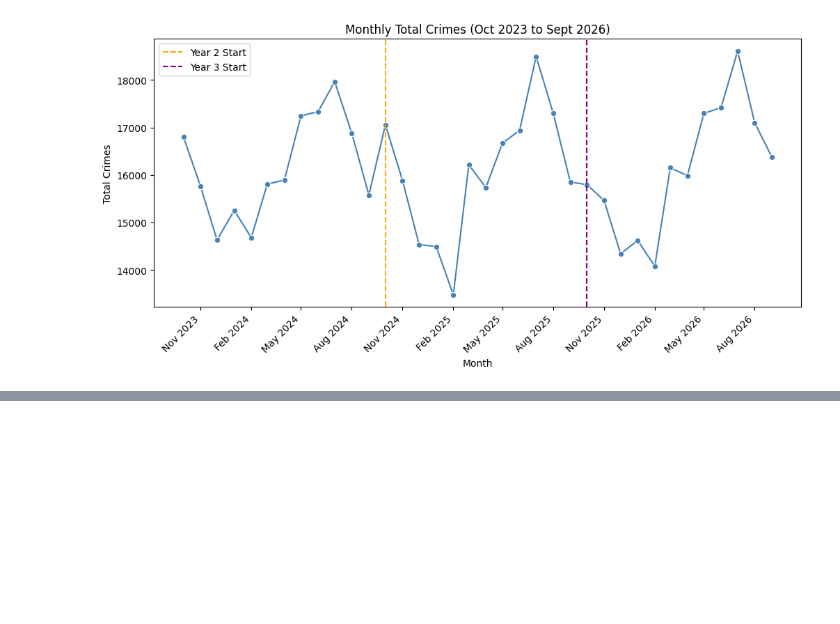
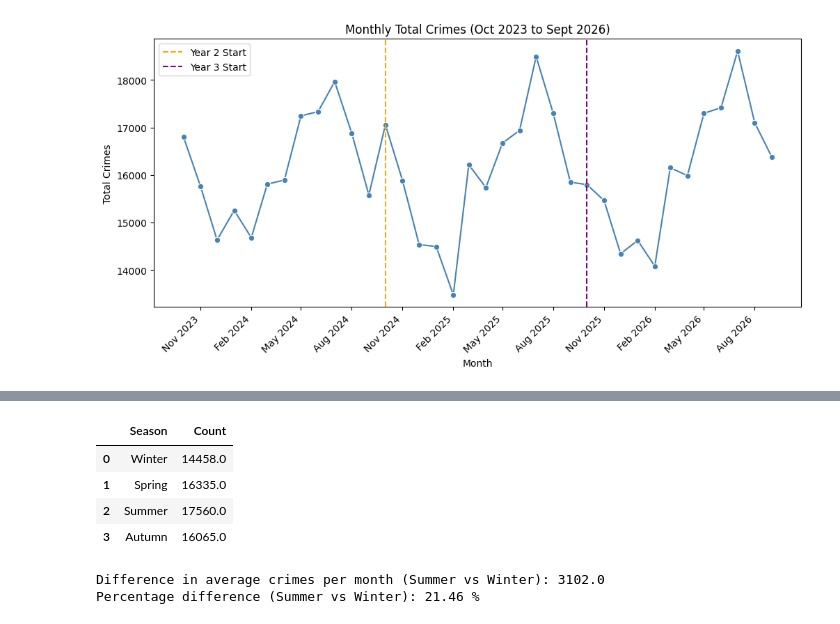
Before and after one commit to danb160/thames-valley-crime-insights, a Jupyter notebook: jupyter_notebooks/02_EDA.ipynb, the cells around one changed output, grey strips where cells are left out. Saved outputs shown, nothing was run; the diff lists cells and outputs as text; code cells hidden in the pictures; blank space fills up the shorter version.

Commit message:
Add question 4 average summer vs winter difference

```diff
--- a/jupyter_notebooks/02_EDA.ipynb
+++ b/jupyter_notebooks/02_EDA.ipynb
@@ -774,0 +782,25 @@ The peaks and the dips appear similar each year, they also appear to balance out
+# %%
+# Total crimes for each month - with season
+season_monthly = summary.groupby(["Month", "Season"])["Count"].sum().reset_index()
+
+# Average crimes per month in each season, seasonal order
+season_order = ["Winter", "Spring", "Summer", "Autumn"]
+season_average = season_monthly.groupby("Season")["Count"].mean().round(0).reindex(season_order).reset_index()
+
+season_average
+# %% [output]
+|  | Season | Count |
+| 0 | Winter | 14458.0 |
+| 1 | Spring | 16335.0 |
+| 2 | Summer | 17560.0 |
+| 3 | Autumn | 16065.0 |
+# %%
+# Difference between summer and winter average crimes
+summer = season_average.loc[season_average["Season"] == "Summer", "Count"].values[0]
+winter = season_average.loc[season_average["Season"] == "Winter", "Count"].values[0]
+
+print("Difference in average crimes per month (Summer vs Winter):", summer - winter)
+print("Percentage difference (Summer vs Winter):", round((summer - winter) / winter * 100, 2), "%")
+# %% [output]
+Difference in average crimes per month (Summer vs Winter): 3102.0
+Percentage difference (Summer vs Winter): 21.46 %
```
Also changed, not shown: parts of 3 cells of this notebook.
